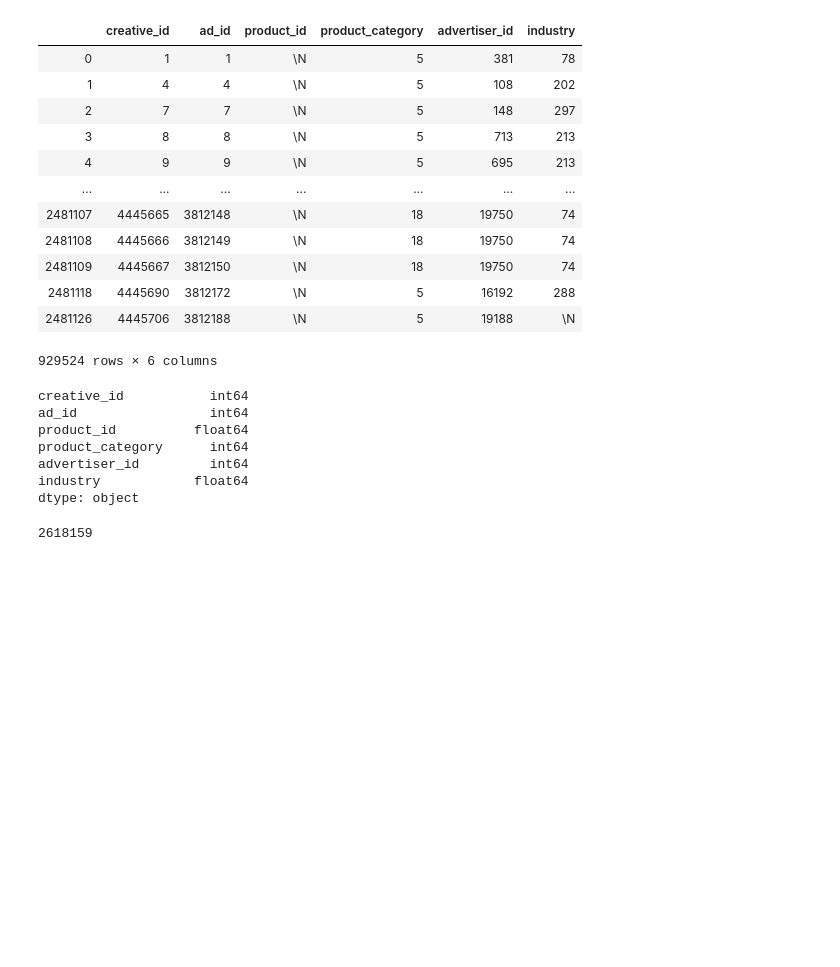
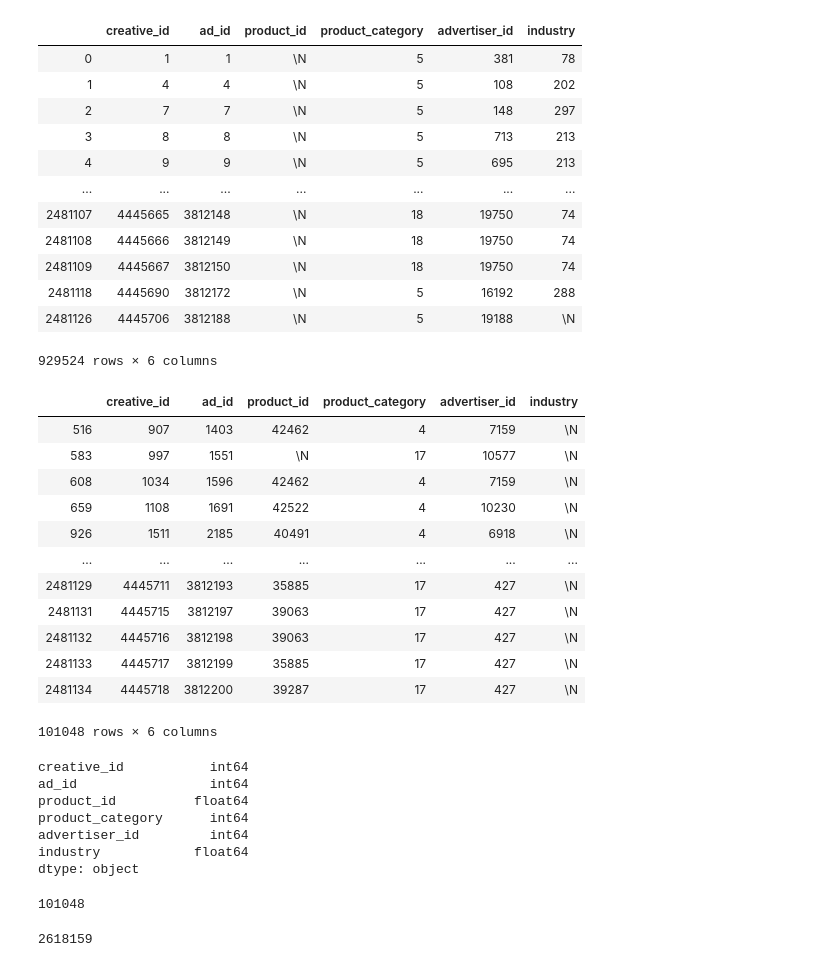
Before and after one commit to DevinWang23/tencent_2020_ad_competition, a Jupyter notebook: jupyter_notebook/data_reformat.ipynb, the cells around one changed output. Saved outputs shown, nothing was run; the diff lists cells and outputs as text; code cells hidden in the pictures; blank space fills up the shorter version.

```diff
--- a/jupyter_notebook/data_reformat.ipynb
+++ b/jupyter_notebook/data_reformat.ipynb
@@ -133,6 +130,23 @@ train_ad_df[mask]
 | 2481118 | 4445690 | 3812172 | \N | 5 | 16192 | 288 |
 | 2481126 | 4445706 | 3812188 | \N | 5 | 19188 | \N |
 929524 rows × 6 columns
+# %%
+mask = train_ad_df.industry=='\\N'
+train_ad_df[mask]
+# %% [output]
+|  | creative_id | ad_id | product_id | product_category | advertiser_id | industry |
+| 516 | 907 | 1403 | 42462 | 4 | 7159 | \N |
+| 583 | 997 | 1551 | \N | 17 | 10577 | \N |
+| 608 | 1034 | 1596 | 42462 | 4 | 7159 | \N |
+| 659 | 1108 | 1691 | 42522 | 4 | 10230 | \N |
+| 926 | 1511 | 2185 | 40491 | 4 | 6918 | \N |
+| ... | ... | ... | ... | ... | ... | ... |
+| 2481129 | 4445711 | 3812193 | 35885 | 17 | 427 | \N |
+| 2481131 | 4445715 | 3812197 | 39063 | 17 | 427 | \N |
+| 2481132 | 4445716 | 3812198 | 39063 | 17 | 427 | \N |
+| 2481133 | 4445717 | 3812199 | 35885 | 17 | 427 | \N |
+| 2481134 | 4445718 | 3812200 | 39287 | 17 | 427 | \N |
+101048 rows × 6 columns
 # %%
 # map nan value into 0 and change data type into int
 train_ad_df['product_id'] = train_ad_df['product_id'].apply(lambda x: np.nan if x =='\\N' else int(x))
@@ -147,6 +161,10 @@ product_category      int64
 advertiser_id         int64
 industry            float64
 dtype: object
+# %%
+train_ad_df['industry'].isnull().sum()
+# %% [output]
+101048
 # %%
 ### test - ad.csv
 test_ad_df = pd.read_csv(os.path.join(conf.TEST_DATA_DIR, 'ad.csv'))
```
Also changed, not shown: parts of 9 cells of this notebook, 1 other file.
